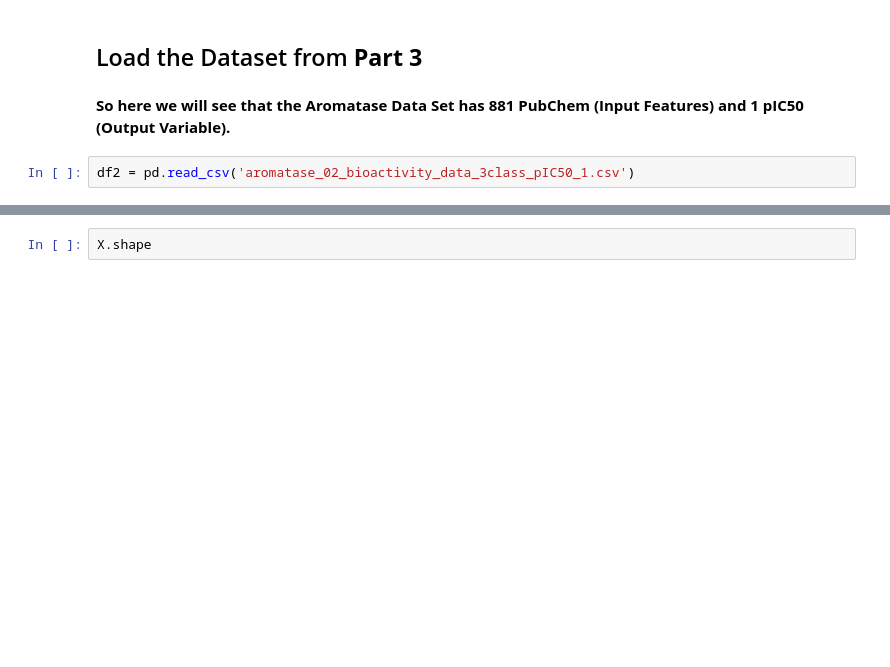
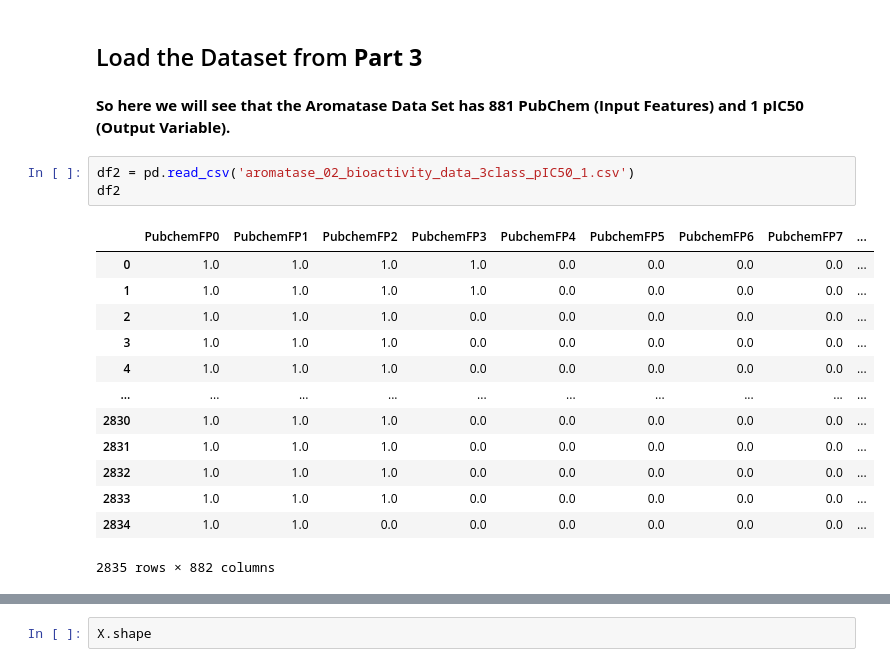
Before and after one commit to poojan-workspace/Drug-Discovery-using-Machine-Learning, a Jupyter notebook: Part_4_Drug_Discovery_For_Breast_Cancer_Random_Forest.ipynb, the cells around one changed output, grey strips where cells are left out. Drawn from its saved outputs; the diff is of its cells as text; blank space fills up the shorter version.

```diff
--- a/Part_4_Drug_Discovery_For_Breast_Cancer_Random_Forest.ipynb
+++ b/Part_4_Drug_Discovery_For_Breast_Cancer_Random_Forest.ipynb
@@ -24,6 +24,21 @@ from sklearn.ensemble import RandomForestRegressor
 **So here we will see that the Aromatase Data Set has 881 PubChem (Input Features) and 1 pIC50 (Output Variable).**
 # %%
 df2 = pd.read_csv('aromatase_02_bioactivity_data_3class_pIC50_1.csv')
+df2
+# %% [output]
+|  | PubchemFP0 | PubchemFP1 | PubchemFP2 | PubchemFP3 | PubchemFP4 | PubchemFP5 | PubchemFP6 | PubchemFP7 | ... |
+| 0 | 1.0 | 1.0 | 1.0 | 1.0 | 0.0 | 0.0 | 0.0 | 0.0 | ... |
+| 1 | 1.0 | 1.0 | 1.0 | 1.0 | 0.0 | 0.0 | 0.0 | 0.0 | ... |
+| 2 | 1.0 | 1.0 | 1.0 | 0.0 | 0.0 | 0.0 | 0.0 | 0.0 | ... |
+| 3 | 1.0 | 1.0 | 1.0 | 0.0 | 0.0 | 0.0 | 0.0 | 0.0 | ... |
+| 4 | 1.0 | 1.0 | 1.0 | 0.0 | 0.0 | 0.0 | 0.0 | 0.0 | ... |
+| ... | ... | ... | ... | ... | ... | ... | ... | ... | ... |
+| 2830 | 1.0 | 1.0 | 1.0 | 0.0 | 0.0 | 0.0 | 0.0 | 0.0 | ... |
+| 2831 | 1.0 | 1.0 | 1.0 | 0.0 | 0.0 | 0.0 | 0.0 | 0.0 | ... |
+| 2832 | 1.0 | 1.0 | 1.0 | 0.0 | 0.0 | 0.0 | 0.0 | 0.0 | ... |
+| 2833 | 1.0 | 1.0 | 1.0 | 0.0 | 0.0 | 0.0 | 0.0 | 0.0 | ... |
+| 2834 | 1.0 | 1.0 | 0.0 | 0.0 | 0.0 | 0.0 | 0.0 | 0.0 | ... |
+2835 rows × 882 columns
 # %%
 # Put PubChem Values in the X variable and pIC50 values in the Y variable
 
```
Also changed, not shown: parts of 5 cells of this notebook, 8 other files.
